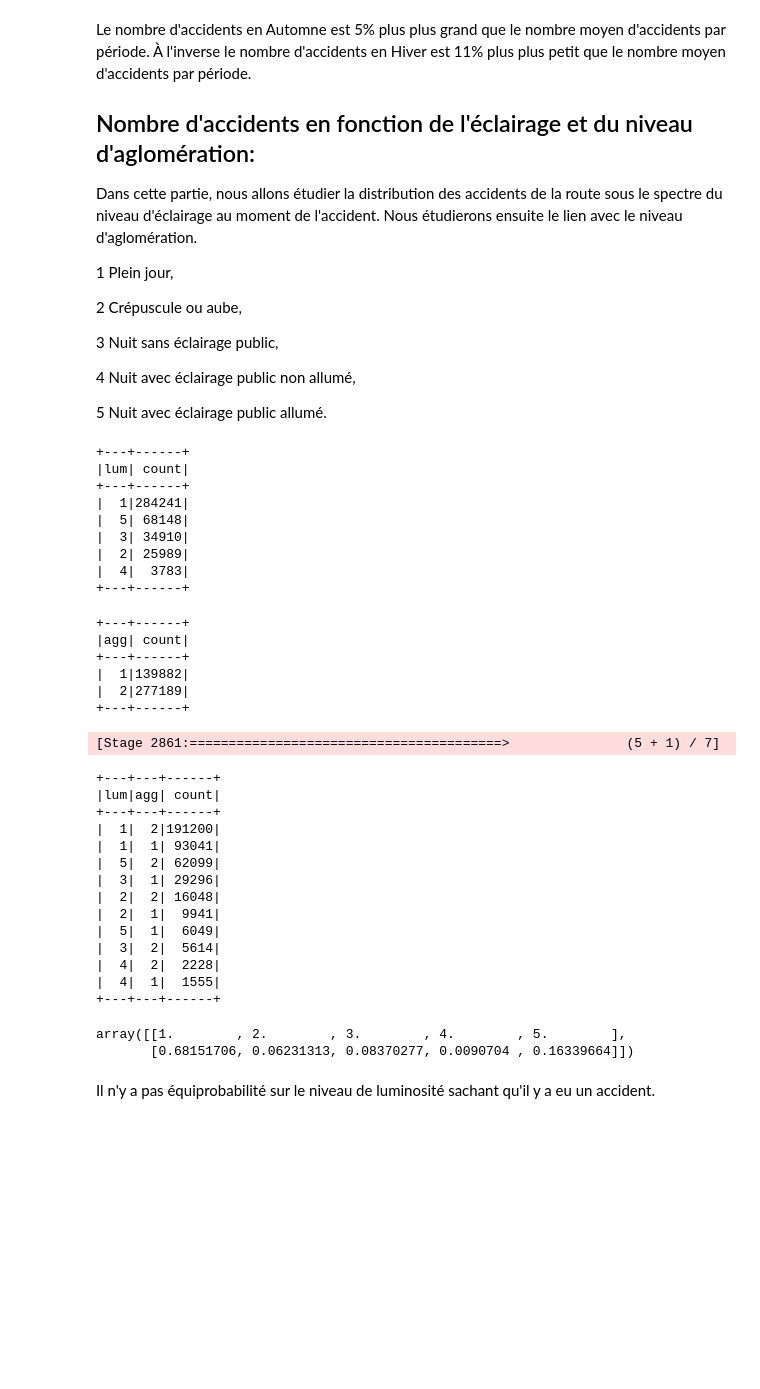
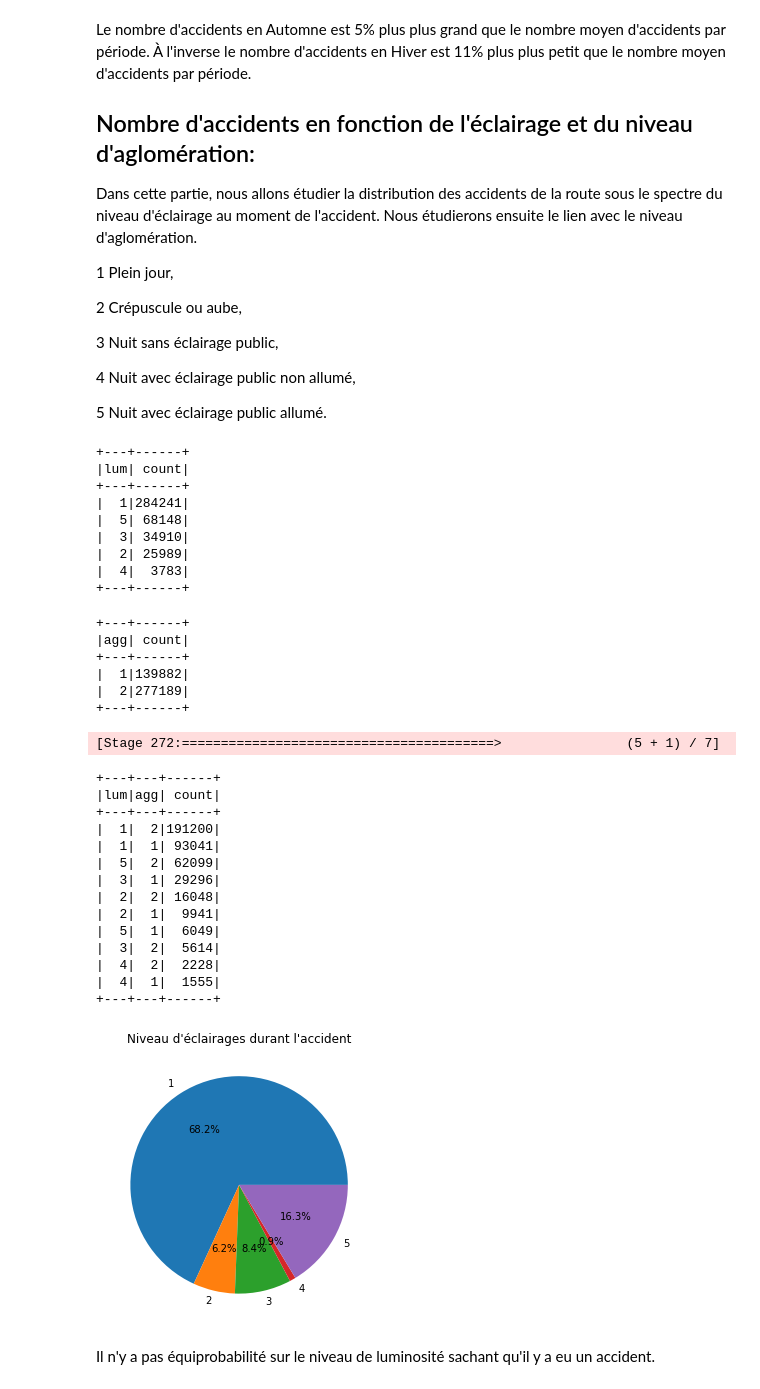
Before and after one commit to Ivanbtz9/Master2_datascience, a Jupyter notebook: Informatique_charbonel/DATA_Marie/Projet2_SPARK_5_12/V1.ipynb, the cells around one changed output. Cells and saved outputs as stored; diff of their text form; code cells hidden in the pictures; blank space fills up the shorter version.

```diff
--- a/Informatique_charbonel/DATA_Marie/Projet2_SPARK_5_12/V1.ipynb
+++ b/Informatique_charbonel/DATA_Marie/Projet2_SPARK_5_12/V1.ipynb
@@ -368,9 +326,9 @@ Dans cette partie, nous allons étudier la distribution des accidents de la rout
 
 5 Nuit avec éclairage public allumé.
 # %%
-df_12_18.groupBy('lum').count().orderBy("count",ascending=False).show()
-df_12_18.groupBy('agg').count().show()
-df_12_18.groupBy(['lum','agg']).count().orderBy("count",ascending=False).show()
+car_12_18.groupBy('lum').count().orderBy("count",ascending=False).show()
+car_12_18.groupBy('agg').count().show()
+car_12_18.groupBy(['lum','agg']).count().orderBy("count",ascending=False).show()
 # %% [output]
 +---+------+
 |lum| count|
@@ -387,7 +345,7 @@ df_12_18.groupBy(['lum','agg']).count().orderBy("count",ascending=False).show()
 |  1|139882|
 |  2|277189|
 +---+------+
-[Stage 2861:========================================>               (5 + 1) / 7]
+[Stage 272:========================================>                (5 + 1) / 7]
 +---+---+------+
 |lum|agg| count|
 +---+---+------+
@@ -404,19 +362,26 @@ df_12_18.groupBy(['lum','agg']).count().orderBy("count",ascending=False).show()
 +---+---+------+
 # %%
 # récupérer le résultat avec la commande collect()
-result = df_12_18.groupBy('lum').count().orderBy("lum",ascending=True).collect()
+result = car_12_18.groupBy('lum').count().orderBy("lum",ascending=True).collect()
 
-# Conversion array
+# Conversion array et construire une matrice
 matrix = np.array([(row['lum'], row['count']) for row in result])
 
-P = matrix[:,1]/matrix[:,1].sum()
-L = matrix[:,0]
+P = matrix[:,1]/matrix[:,1].sum() #ligne des probas
+L = matrix[:,0] # ligne des éclairages
 
 M = np.stack((L,P))
-M
+
+
+# Création des pie plots pour chaque ligne de la matrice
+fig, axs = plt.subplots(1, 1, figsize=(10, 5))
+# Diagramme en secteurs pour la première ligne
+axs.pie(P, labels=L, autopct='%1.1f%%')
+axs.set_title('Niveau d\'éclairages durant l\'accident')
+# Affichage des diagrammes
+plt.show()
 # %% [output]
-array([[1.        , 2.        , 3.        , 4.        , 5.        ],
-       [0.68151706, 0.06231313, 0.08370277, 0.0090704 , 0.16339664]])
+[figure, added]
 # %% [markdown]
 Il n'y a pas équiprobabilité sur le niveau de luminosité sachant qu'il y a eu un accident.
 # %%
```
Also changed, not shown: parts of 43 cells of this notebook, 7 other files.
